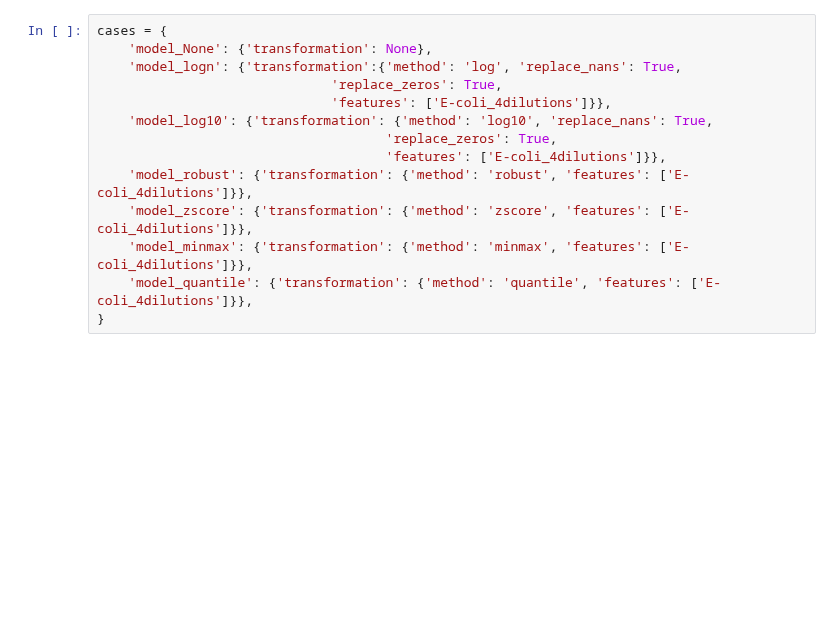
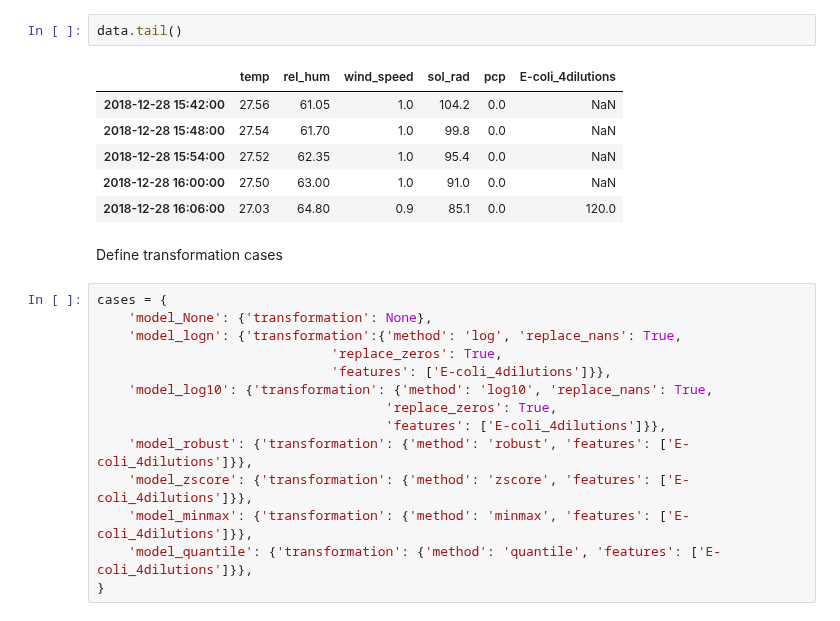
Before and after one commit to AtrCheema/AI4Water, a Jupyter notebook: examples/paper_figs/ecoli_modeling_with_transformations.ipynb, the cells around one changed output. Drawn from its saved outputs; the diff is of its cells as text; blank space fills up the shorter version.

```diff
--- a/examples/paper_figs/ecoli_modeling_with_transformations.ipynb
+++ b/examples/paper_figs/ecoli_modeling_with_transformations.ipynb
@@ -42,3 +141,14 @@ data = pd.concat([w_6min[st:en], pcp[st:en], ecoli_6min], axis=1)
+# %%
+data.tail()
+# %% [output]
+|  | temp | rel_hum | wind_speed | sol_rad | pcp | E-coli_4dilutions |
+| 2018-12-28 15:42:00 | 27.56 | 61.05 | 1.0 | 104.2 | 0.0 | NaN |
+| 2018-12-28 15:48:00 | 27.54 | 61.70 | 1.0 | 99.8 | 0.0 | NaN |
+| 2018-12-28 15:54:00 | 27.52 | 62.35 | 1.0 | 95.4 | 0.0 | NaN |
+| 2018-12-28 16:00:00 | 27.50 | 63.00 | 1.0 | 91.0 | 0.0 | NaN |
+| 2018-12-28 16:06:00 | 27.03 | 64.80 | 0.9 | 85.1 | 0.0 | 120.0 |
+# %% [markdown]
+Define transformation cases
 # %%
 cases = {
     'model_None': {'transformation': None},
```
Also changed, not shown: parts of 30 cells of this notebook.
